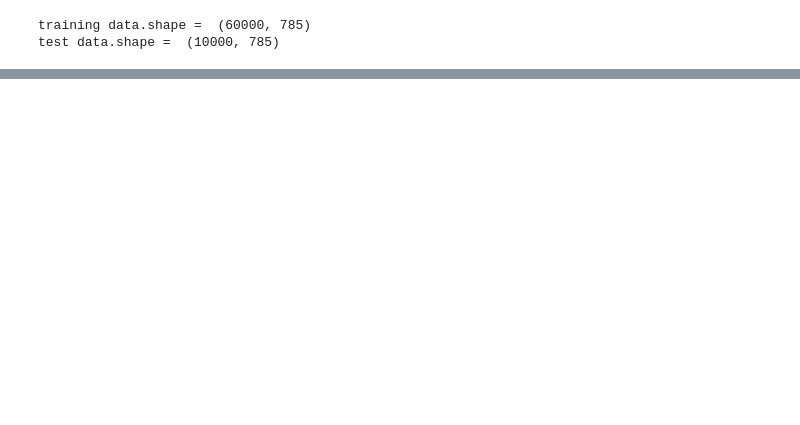
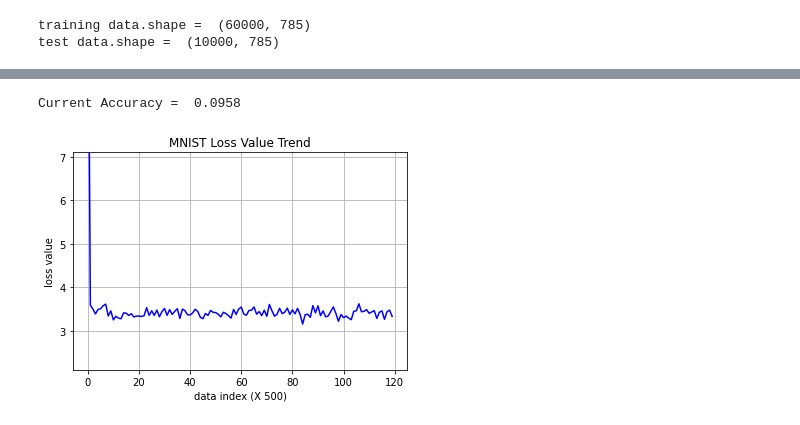
Before and after one commit to HIsu1231/AI_INOVATION_SQUARE, a Jupyter notebook: MNIST_RandomRand.ipynb, the cells around one changed output, grey strips where cells are left out. Cells and saved outputs as stored; diff of their text form; code cells hidden in the pictures; blank space fills up the shorter version.

```diff
--- a/MNIST_RandomRand.ipynb
+++ b/MNIST_RandomRand.ipynb
@@ -80,7 +81,7 @@ class MNIST_Test:
 
   def predict(self, input_data):
 
-    z2 = np.dot(input_data, self.W2) + selfb2
+    z2 = np.dot(input_data, self.W2) + self.b2
     a2 = sigmoid(z2)
 
     z3 = np.dot(a2, self.W3) + self.b3
@@ -98,7 +99,11 @@ class MNIST_Test:
     for i in range(len(input_data)):
 
       label = int(target_data[i])
-      predicted_num = self.predict(input_data[i])
+
+      #normalize
+      data = input_data[i,:] / 255.0 * 0.99 + 0.01
+
+      predicted_num = self.predict(data)
 
       if label == predicted_num:
         matched_list.append(i)
@@ -109,7 +114,7 @@ class MNIST_Test:
 
     print("Current Accuracy = ",accuracy_result)
 
-    return unmatched_list, accuracy_list
+    return matched_list,unmatched_list
 
   def train(self,input_data, target_data):
 
@@ -179,0 +185,22 @@ Elapsed time ->  0:53:05.887053
+# %%
+test_input_data = test_data[:,1:]
+test_target_data = test_data[:,0]
+
+(true_list_1, false_list_1) = obj1.accuracy(test_input_data,test_target_data)
+# %% [output]
+Current Accuracy =  0.0958
+# %%
+Y_DATA_LIST = []
+
+for i in range(0,len(loss_val_list),500):
+  Y_DATA_LIST.append(loss_val_list[i])
+
+plt.title('MNIST Loss Value Trend')
+plt.xlabel('data index (X 500)')
+plt.ylabel('loss value')
+plt.grid()
+plt.ylim(2.1, 7.1) #ylim(bottom,top):y축 범위 포매팅
+plt.plot(Y_DATA_LIST, color = 'b')
+plt.show()
+# %% [output]
+[figure, added]
```
Also changed, not shown: parts of 4 cells of this notebook.
